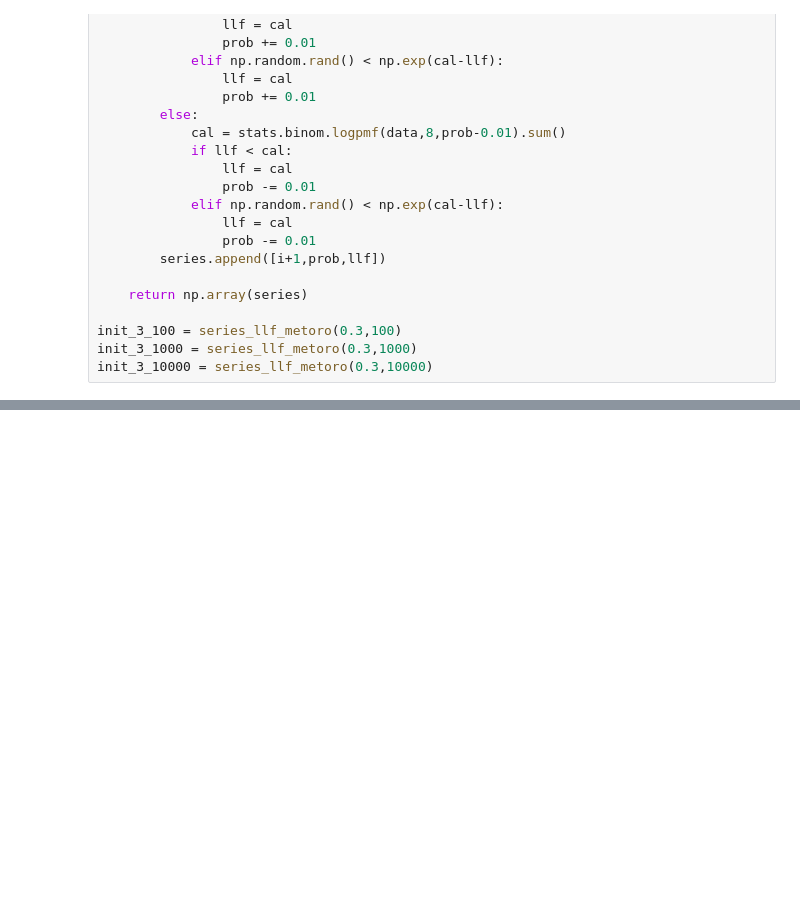
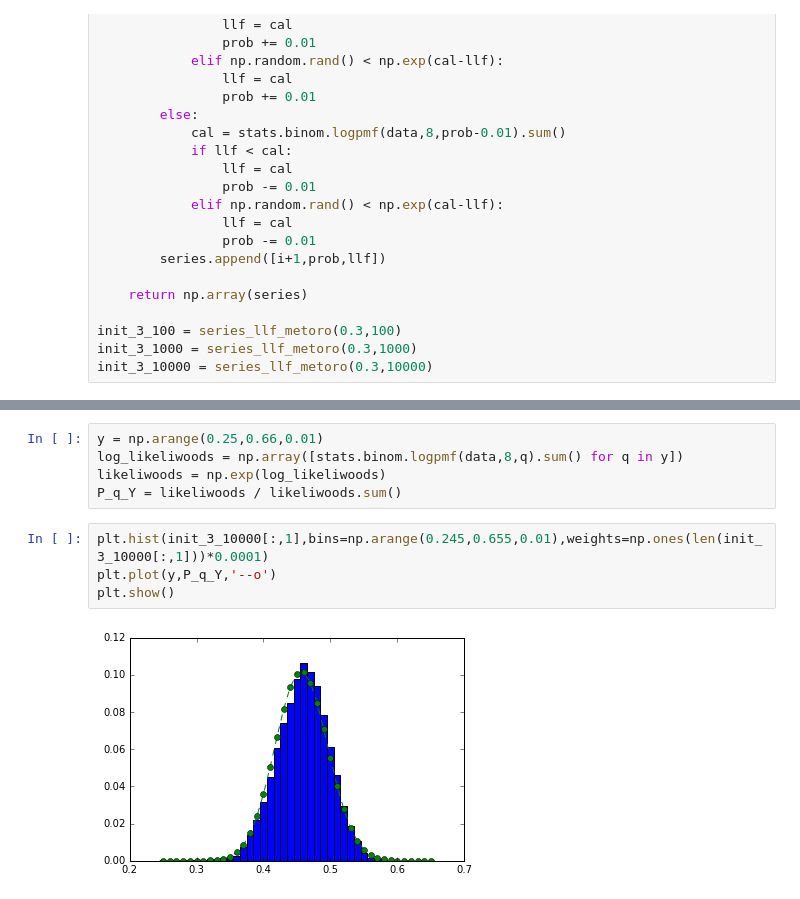
Before and after one commit to kyohei-koga/stastical_modeling_for-_data_analysis, a Jupyter notebook: 08MCMC_and_bayzzeian_model/08.ipynb, the cells around one changed output, grey strips where cells are left out. Saved outputs shown, nothing was run; the diff lists cells and outputs as text; blank space fills up the shorter version.

```diff
--- a/08MCMC_and_bayzzeian_model/08.ipynb
+++ b/08MCMC_and_bayzzeian_model/08.ipynb
@@ -145,0 +131,11 @@ plt.show()
+# %%
+y = np.arange(0.25,0.66,0.01)
+log_likeliwoods = np.array([stats.binom.logpmf(data,8,q).sum() for q in y])
+likeliwoods = np.exp(log_likeliwoods)
+P_q_Y = likeliwoods / likeliwoods.sum()
+# %%
+plt.hist(init_3_10000[:,1],bins=np.arange(0.245,0.655,0.01),weights=np.ones(len(init_3_10000[:,1]))*0.0001)
+plt.plot(y,P_q_Y,'--o')
+plt.show()
+# %% [output]
+[figure, added]
```
Also changed, not shown: parts of 4 cells of this notebook.
